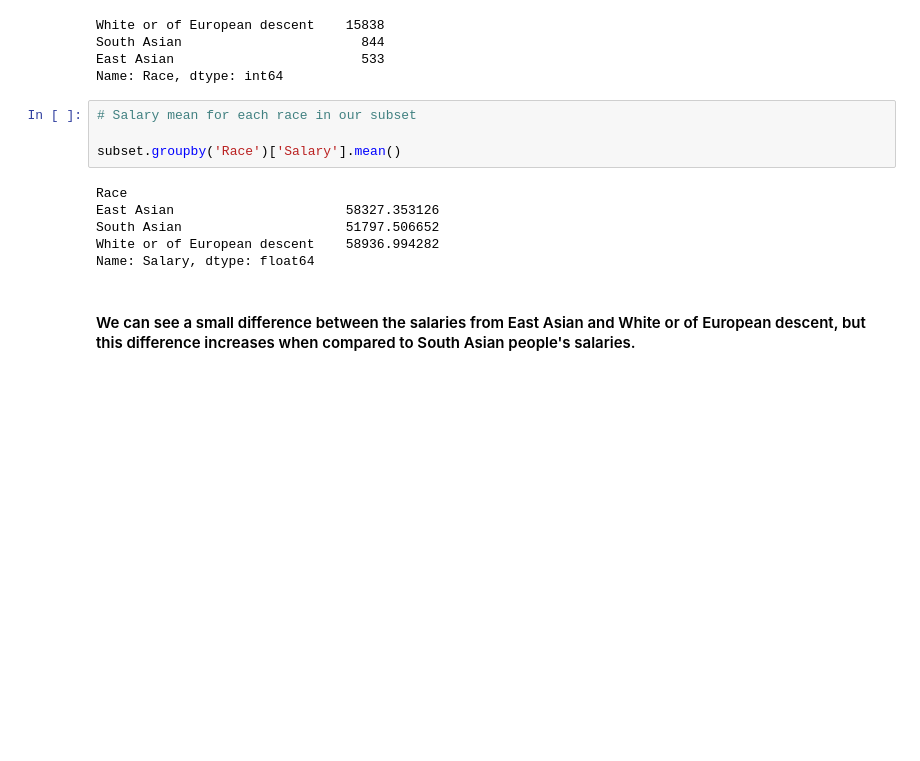
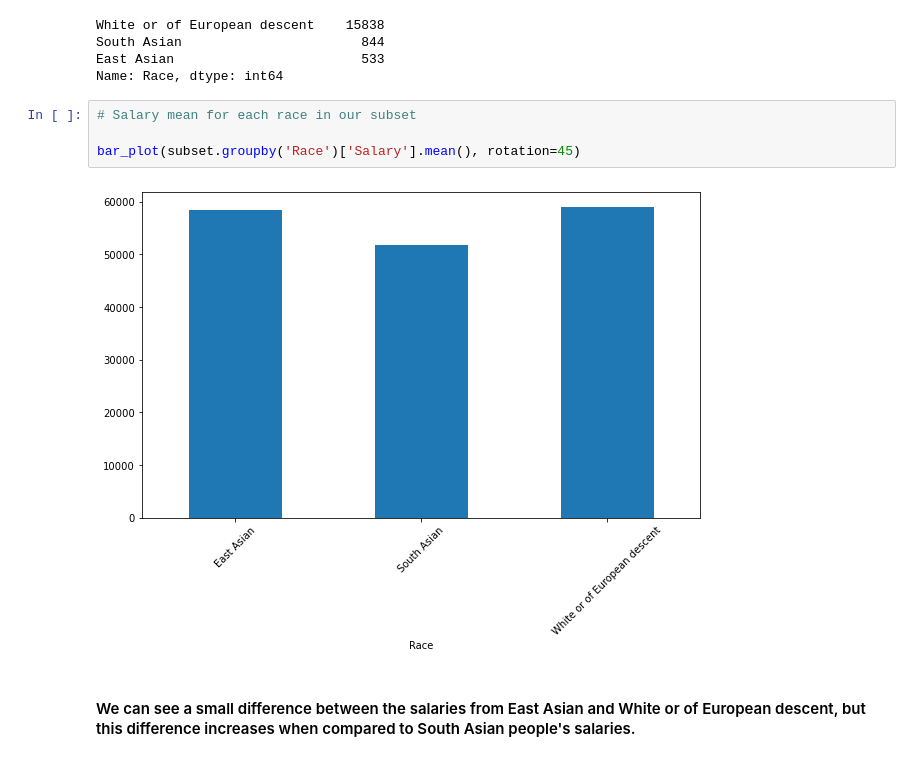
Before and after one commit to DenerBEM/Udacity-CRISP, a Jupyter notebook: Project-CRISP.ipynb, the cells around one changed output. Drawn from its saved outputs; the diff is of its cells as text; blank space fills up the shorter version.

```diff
--- a/Project-CRISP.ipynb
+++ b/Project-CRISP.ipynb
@@ -656,13 +610,9 @@ Name: Race, dtype: int64
 # %%
 # Salary mean for each race in our subset
 
-subset.groupby('Race')['Salary'].mean()
+bar_plot(subset.groupby('Race')['Salary'].mean(), rotation=45)
 # %% [output]
-Race
-East Asian                      58327.353126
-South Asian                     51797.506652
-White or of European descent    58936.994282
-Name: Salary, dtype: float64
+[figure, added]
 # %% [markdown]
 #### We can see a small difference between the salaries from East Asian and White or of European descent, but this difference increases when compared to South Asian people's salaries.
 # %% [markdown]
```
Also changed, not shown: parts of 40 cells of this notebook.
